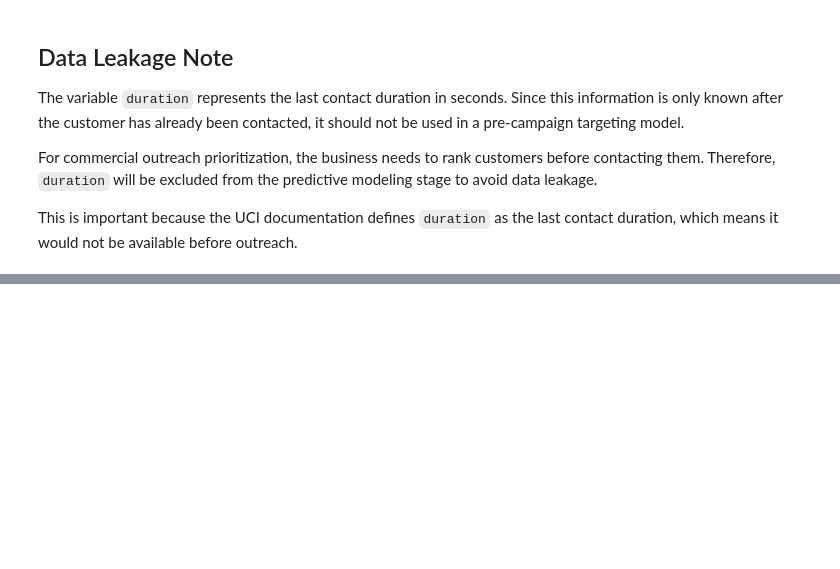
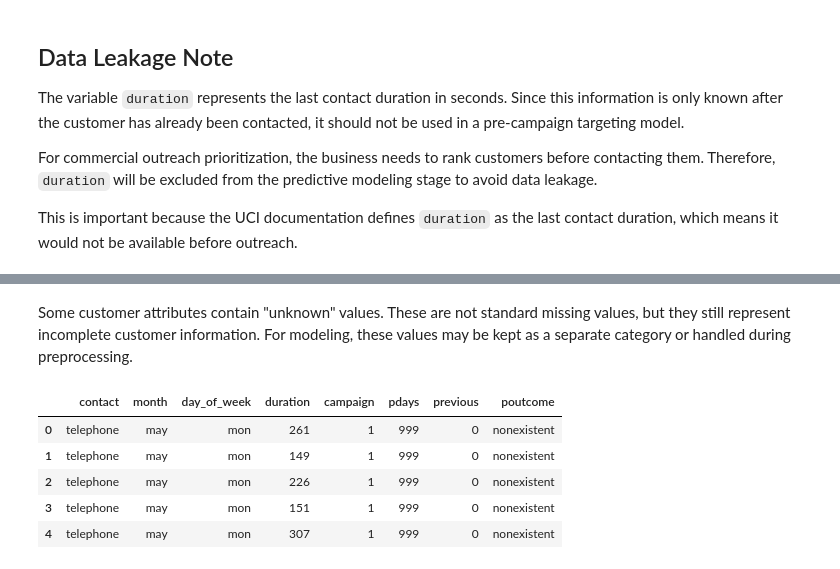
Before and after one commit to Nejatbakhsh-y/commercial-campaign-response-prioritization, a Jupyter notebook: notebooks/01_business_problem_and_data_understanding.ipynb, the cells around one changed output, grey strips where cells are left out. Cells and saved outputs as stored; diff of their text form; code cells hidden in the pictures; blank space fills up the shorter version.

```diff
--- a/notebooks/01_business_problem_and_data_understanding.ipynb
+++ b/notebooks/01_business_problem_and_data_understanding.ipynb
@@ -134,0 +380,24 @@ This is important because the UCI documentation defines `duration` as the last c
+# %% [markdown]
+Some customer attributes contain "unknown" values. These are not standard missing values, but they still represent incomplete customer information.
+For modeling, these values may be kept as a separate category or handled during preprocessing.
+# %%
+#Cell 15 — Campaign-Related Variables
+campaign_vars = [
+    "contact",
+    "month",
+    "day_of_week",
+    "duration",
+    "campaign",
+    "pdays",
+    "previous",
+    "poutcome"
+]
+
+df[campaign_vars].head()
+# %% [output]
+|  | contact | month | day_of_week | duration | campaign | pdays | previous | poutcome |
+| 0 | telephone | may | mon | 261 | 1 | 999 | 0 | nonexistent |
+| 1 | telephone | may | mon | 149 | 1 | 999 | 0 | nonexistent |
+| 2 | telephone | may | mon | 226 | 1 | 999 | 0 | nonexistent |
+| 3 | telephone | may | mon | 151 | 1 | 999 | 0 | nonexistent |
+| 4 | telephone | may | mon | 307 | 1 | 999 | 0 | nonexistent |
```
Also changed, not shown: parts of 30 cells of this notebook.
